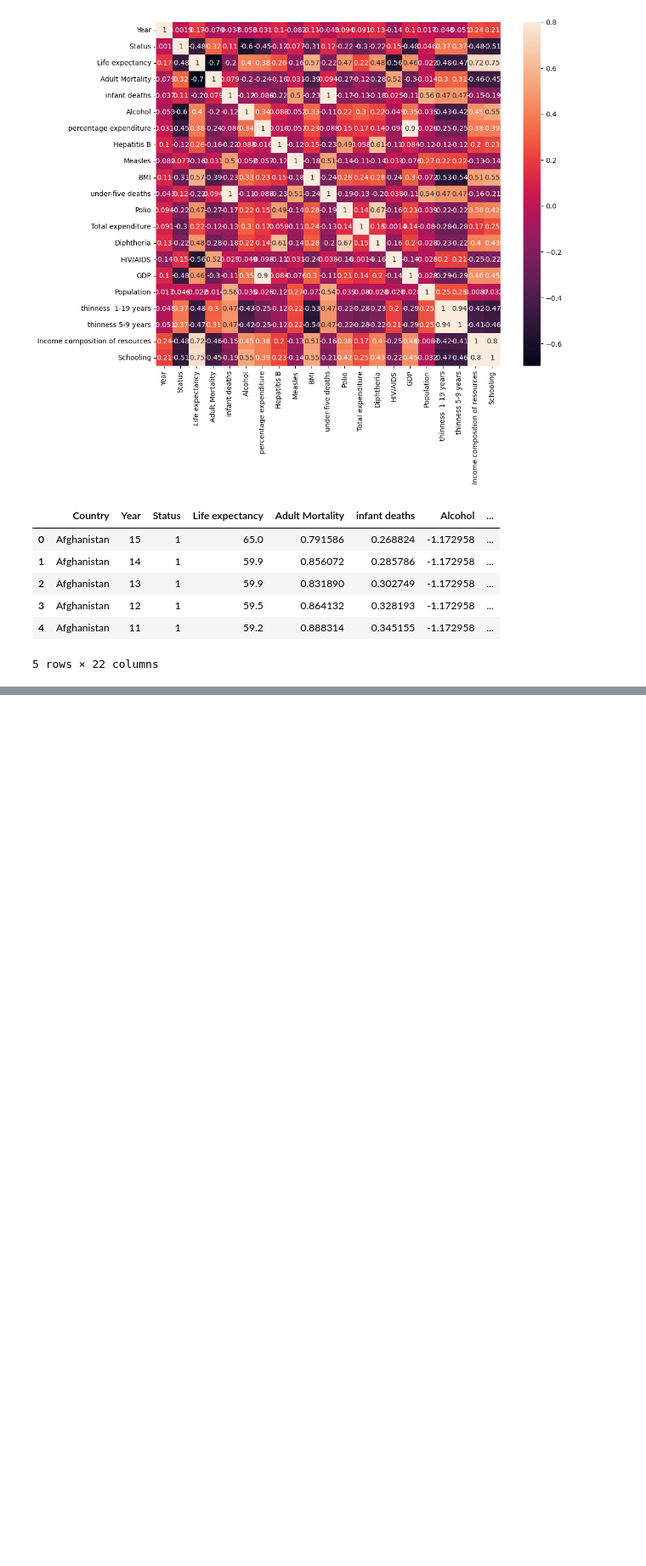
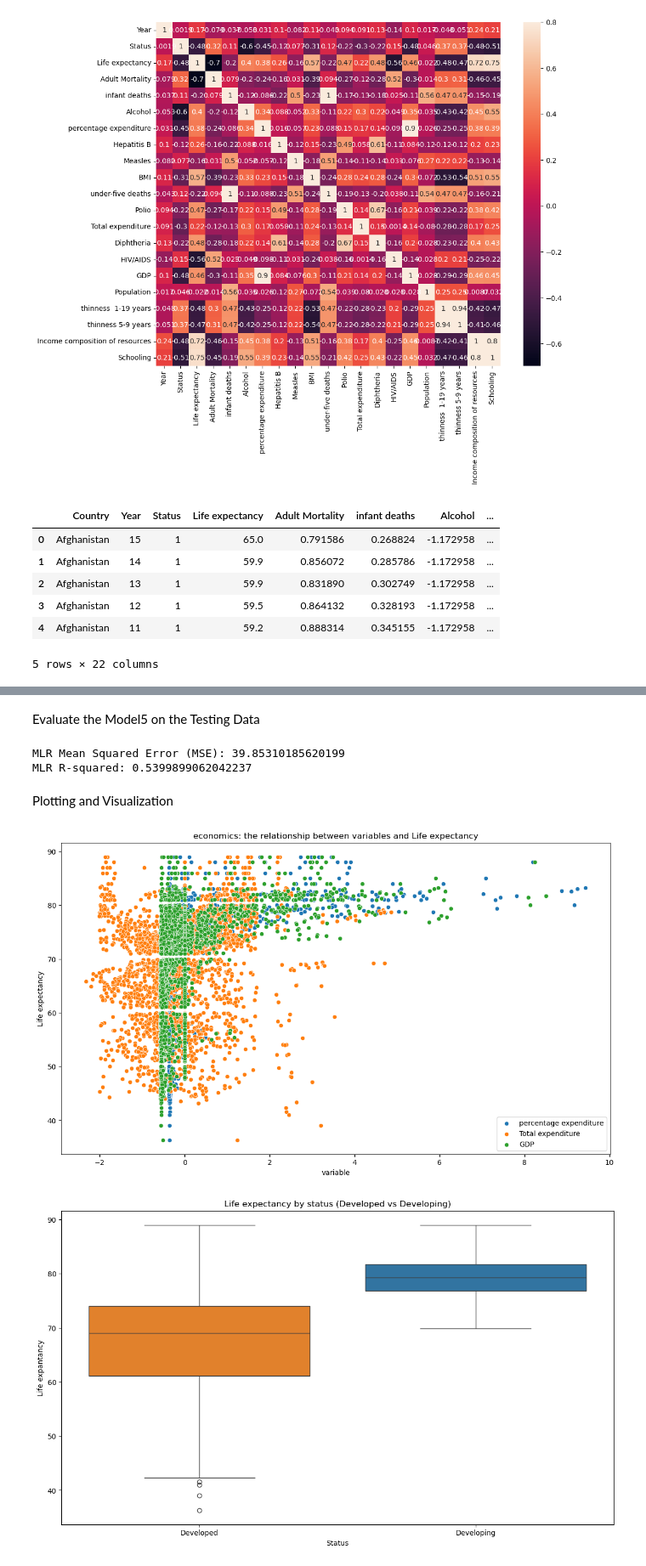
Before and after one commit to samamaryna/team_project, a Jupyter notebook: Project_1.ipynb, the cells around one changed output, grey strips where cells are left out. Shown at 85% size. Saved outputs shown, nothing was run; the diff lists cells and outputs as text; code cells hidden in the pictures; blank space fills up the shorter version.

```diff
--- a/Project_1.ipynb
+++ b/Project_1.ipynb
@@ -221,0 +442,60 @@ df.to_csv('./data/processed/Life Expectancy Data.csv', index=False)
+# %% [markdown]
+Evaluate the Model5 on the Testing Data
+# %%
+# Add a constant to the model (intercept term)
+X5_test = sm.add_constant(X5_test)
+
+# Predict using the model fitted on the training data
+y5_pred = results.predict(X5_test)
+
+# Calculate Mean Squared Error (MSE) and R-squared
+mse = mean_squared_error(y5_test, y5_pred)
+r2 = r2_score(y5_test, y5_pred)
+
+print(f'MLR Mean Squared Error (MSE): {mse}')
+print(f'MLR R-squared: {r2}')
+# %% [output]
+MLR Mean Squared Error (MSE): 39.85310185620199
+MLR R-squared: 0.5399899062042237
+# %% [markdown]
+Plotting and Visualization
+# %%
+# Categories
+
+categories = {
+    'Economic' : ['percentage expenditure', 'Total expenditure', 'GDP', 'Status'],
+    'Infectious Diseases': ['Polio', 'Diphtheria', 'HIV/AIDS'],
+    'Household income': ['Income composition of resources', 'Schooling'],
+    'Lifestyle': ['Alcohol', 'BMI'],
+    'Mortality': ['Adult Mortality', 'infant deaths', 'thinness  1-19 years'],
+    }
+# %%
+# Create a common plotting
+
+def plot_relationships(df, category_name, variables):
+    plt.figure(figsize=(14,8))
+    for variable in variables:
+        if variable != 'Status':
+            sns.scatterplot(x=variable, y='Life expectancy', data=df, label=variable)
+    plt.title(f'{category_name}: the relationship between variables and Life expectancy')
+    plt.xlabel('variable')
+    plt.ylabel('Life expectancy')
+    plt.legend()
+    plt.show()
+# %%
+#Economic
+plot_relationships(df,'economics', [var for var in categories['Economic'] if var !="Status"])
+
+#Map numerical values to lables
+df ['Status'] = df ['Status'].map({0: 'Developing',1: 'Developed'})
+
+#plotting
+plt.figure(figsize=(14,8))
+sns.boxplot(x='Status',y='Life expectancy', data=df,hue = "Status", hue_order= ['Developing','Developed'])
+plt.title('Life expectancy by status (Developed vs Developing)')
+plt.xlabel('Status')
+plt.ylabel('Life expantancy')
+plt.show()
+# %% [output]
+[figure, added]
+[figure, added]
```
Also changed, not shown: parts of 44 cells of this notebook.
